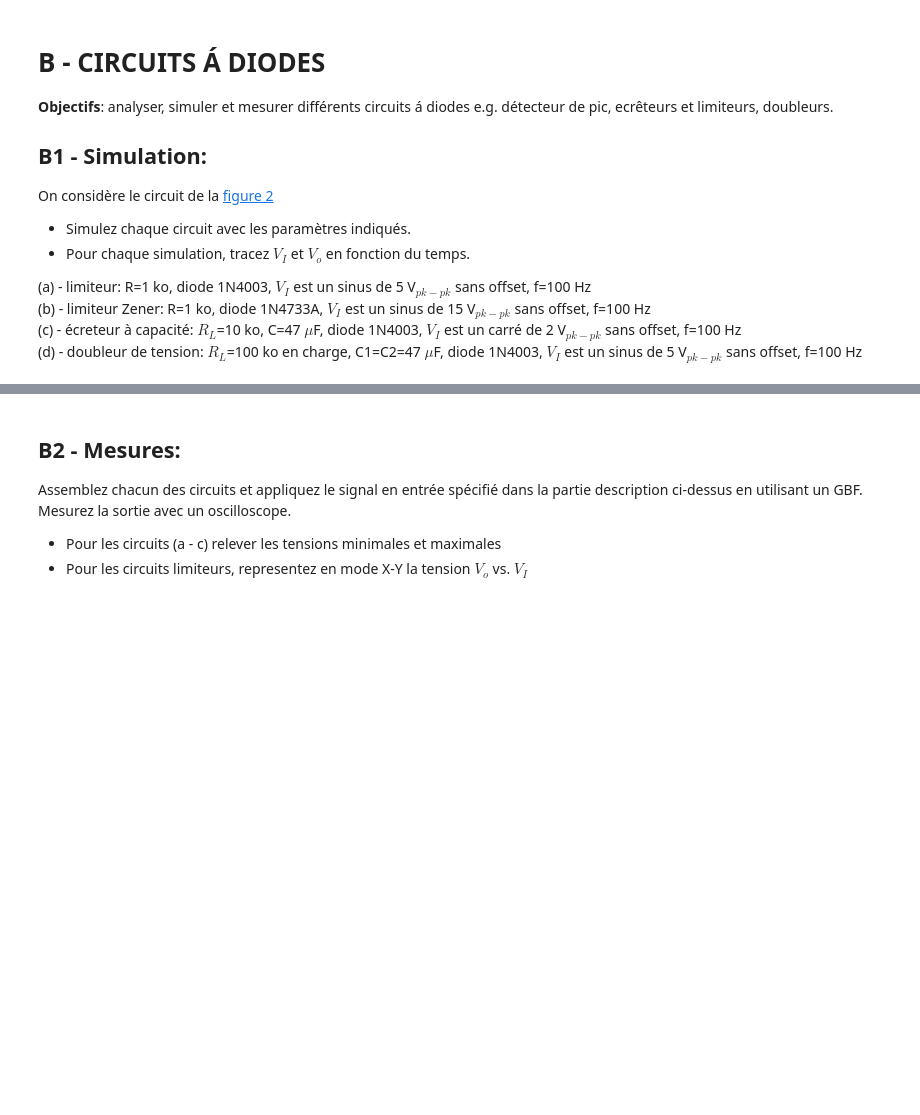
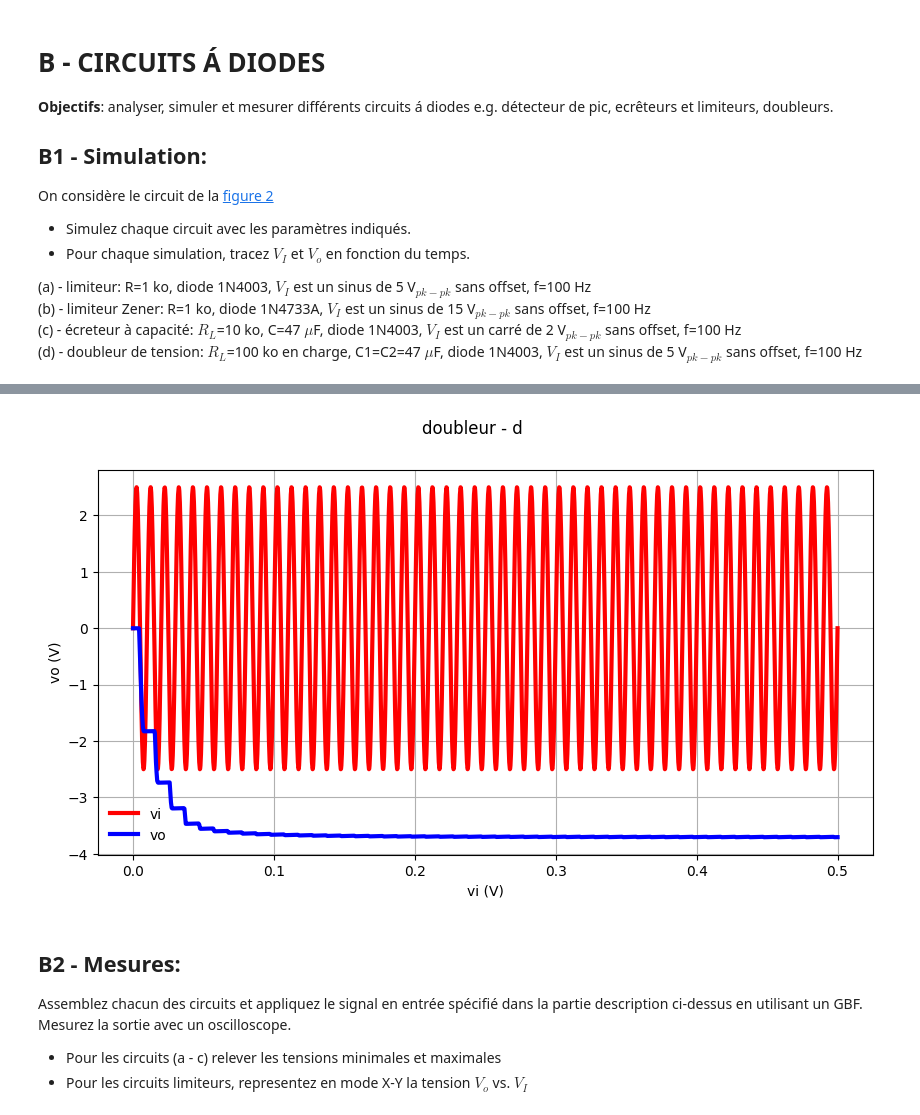
Before and after one commit to Darkzveller/EI-3_TP_conception_micro_electronique, a Jupyter notebook: Sujet_TP_YEK/TP_composants_et_circuits_microélectroniques_2026.ipynb, the cells around one changed output, grey strips where cells are left out. Saved outputs shown, nothing was run; the diff lists cells and outputs as text; code cells hidden in the pictures; blank space fills up the shorter version.

```diff
--- a/Sujet_TP_YEK/TP_composants_et_circuits_microélectroniques_2026.ipynb
+++ b/Sujet_TP_YEK/TP_composants_et_circuits_microélectroniques_2026.ipynb
@@ -265,3 +264,16 @@ ax1.legend(frameon=False)
+# %%
+# doubleur - d
+fig, (ax1) = plt.subplots(1, 1, figsize=(10,5))
+fig.suptitle('doubleur - d')
+ax1.plot(d["time"], d["V(vi)"],  lw=3,label = "vi", color="red")
+ax1.plot(d["time"], d["V(vo)"],  lw=3,label = "vo", color="blue")
+ax1.set_xlabel("vi (V)")
+ax1.set_ylabel("vo (V)")
+ax1.grid()
+ax1.legend(frameon=False)
+plt.show()
+# %% [output]
+[figure, added]
 # %% [markdown]
 ## **B2 - Mesures**:
 Assemblez chacun des circuits et appliquez le signal en entrée spécifié dans la partie description ci-dessus en utilisant un GBF. Mesurez la sortie avec un oscilloscope.<br>
```
Also changed, not shown: parts of 7 cells of this notebook, 24 other files.
